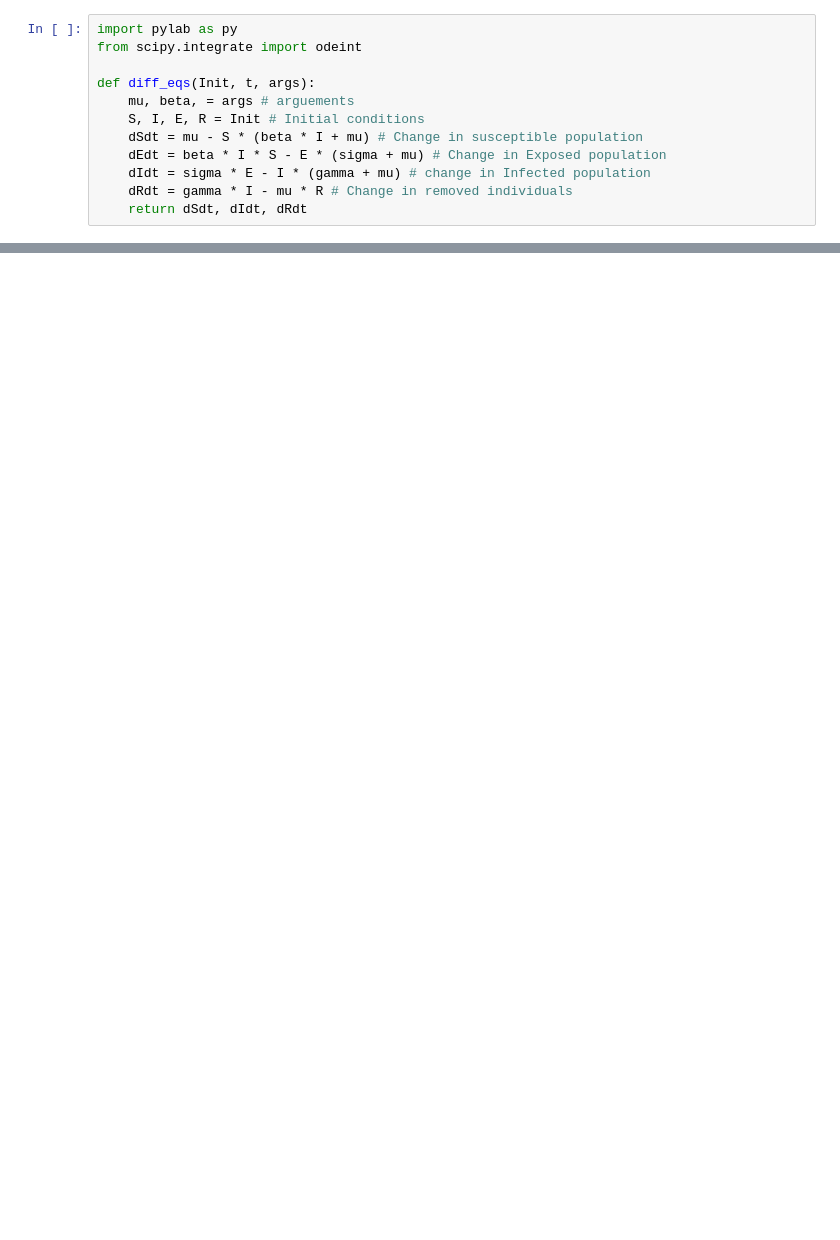
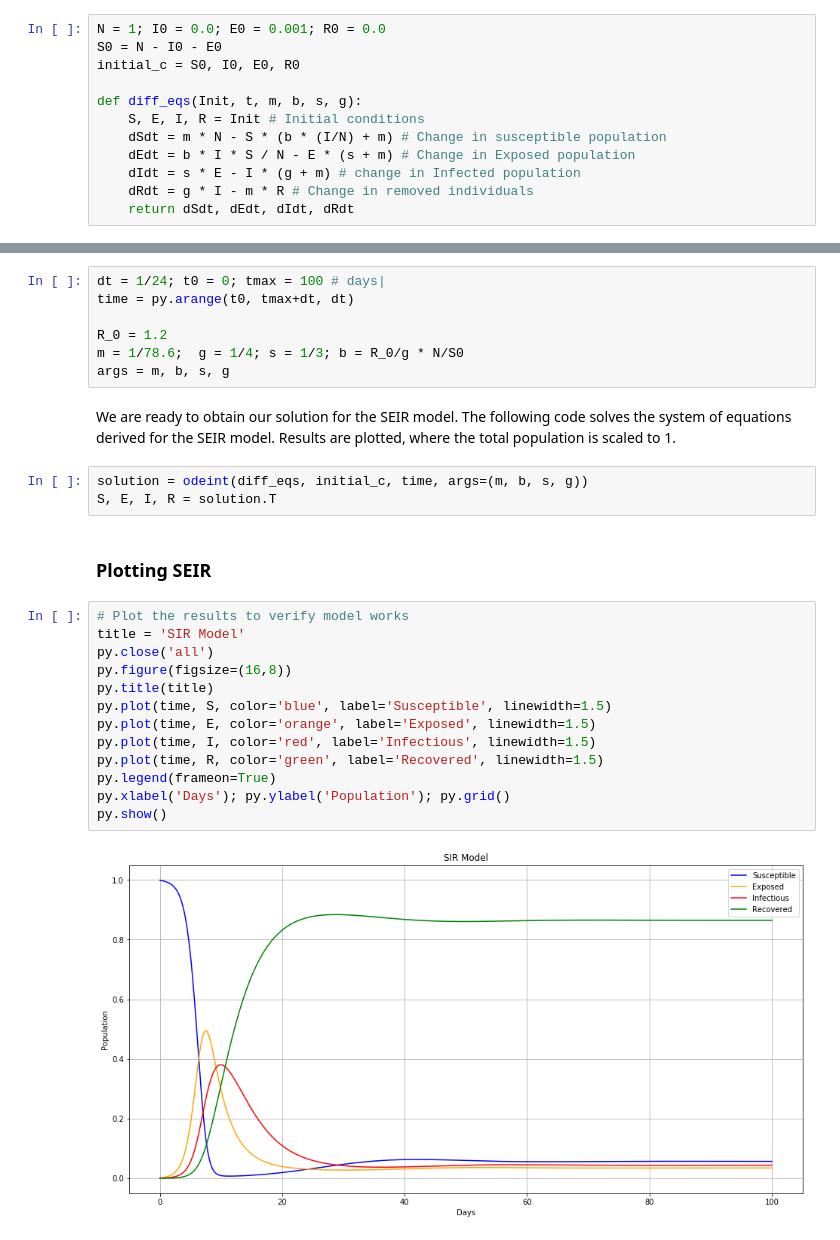
Before and after one commit to josephmlev/covidExitStrategyAnalysis, a Jupyter notebook: modeling/SS_Covid_Modelling.ipynb, the cells around one changed output, grey strips where cells are left out. Cells and saved outputs as stored; diff of their text form; blank space fills up the shorter version.

Commit message:
WIP
Finished making a working model. Just needs to be verified. I wasn't sure how accurate it was, and used parameters offered from the cyclic paper.

```diff
--- a/modeling/SS_Covid_Modelling.ipynb
+++ b/modeling/SS_Covid_Modelling.ipynb
@@ -36,12 +63,12 @@ The set of ODE's can be easily solved using scipy's odeint(). The first requirem
 # %%
-import pylab as py
-from scipy.integrate import odeint
+N = 1; I0 = 0.0; E0 = 0.001; R0 = 0.0
+S0 = N - I0 - E0
+initial_c = S0, I0, E0, R0
 
-def diff_eqs(Init, t, args):
-    mu, beta, = args # arguements
-    S, I, E, R = Init # Initial conditions
-    dSdt = mu - S * (beta * I + mu) # Change in susceptible population
-    dEdt = beta * I * S - E * (sigma + mu) # Change in Exposed population
-    dIdt = sigma * E - I * (gamma + mu) # change in Infected population
-    dRdt = gamma * I - mu * R # Change in removed individuals
-    return dSdt, dIdt, dRdt
+def diff_eqs(Init, t, m, b, s, g):
+    S, E, I, R = Init # Initial conditions
+    dSdt = m * N - S * (b * (I/N) + m) # Change in susceptible population
+    dEdt = b * I * S / N - E * (s + m) # Change in Exposed population
+    dIdt = s * E - I * (g + m) # change in Infected population
+    dRdt = g * I - m * R # Change in removed individuals
+    return dSdt, dEdt, dIdt, dRdt
@@ -47,0 +77,29 @@ def diff_eqs(Init, t, args):
+# %%
+dt = 1/24; t0 = 0; tmax = 100 # days|
+time = py.arange(t0, tmax+dt, dt)
+
+R_0 = 1.2
+m = 1/78.6;  g = 1/4; s = 1/3; b = R_0/g * N/S0
+args = m, b, s, g
+# %% [markdown]
+We are ready to obtain our solution for the SEIR model. The following code solves the system of equations derived for the SEIR model. Results are plotted, where the total population is scaled to 1.
+# %%
+solution = odeint(diff_eqs, initial_c, time, args=(m, b, s, g))
+S, E, I, R = solution.T
+# %% [markdown]
+### Plotting SEIR
+# %%
+# Plot the results to verify model works
+title = 'SIR Model'
+py.close('all')
+py.figure(figsize=(16,8))
+py.title(title)
+py.plot(time, S, color='blue', label='Susceptible', linewidth=1.5)
+py.plot(time, E, color='orange', label='Exposed', linewidth=1.5)
+py.plot(time, I, color='red', label='Infectious', linewidth=1.5)
+py.plot(time, R, color='green', label='Recovered', linewidth=1.5)
+py.legend(frameon=True)
+py.xlabel('Days'); py.ylabel('Population'); py.grid()
+py.show()
+# %% [output]
+[figure, added]
```
Also changed, not shown: parts of 3 cells of this notebook.
